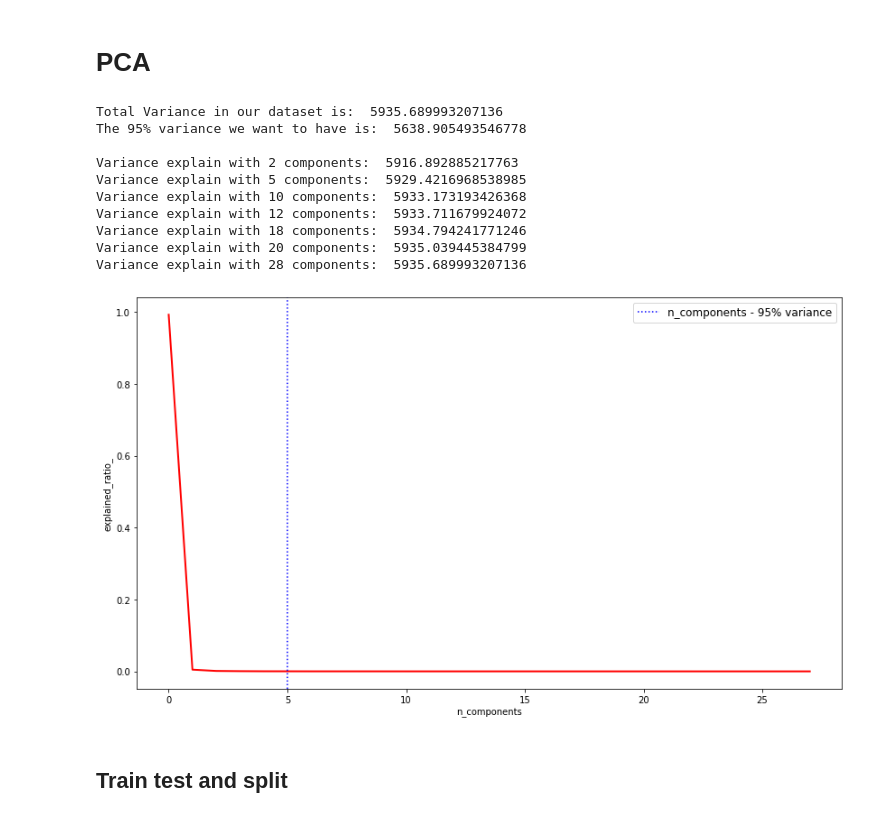
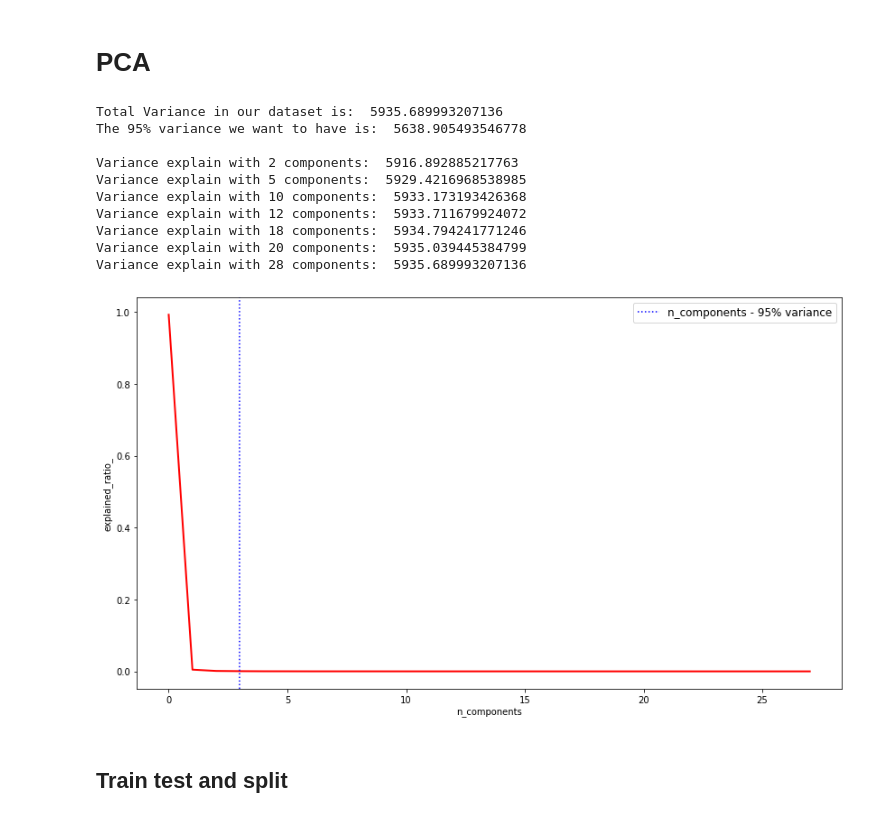
Before and after one commit to marco-milanesi/dynamic-weighing, a Jupyter notebook: Linear_regression.ipynb, the cells around one changed output. Saved outputs shown, nothing was run; the diff lists cells and outputs as text; code cells hidden in the pictures.

```diff
--- a/Linear_regression.ipynb
+++ b/Linear_regression.ipynb
@@ -71,35 +71,35 @@ a = pd.DataFrame(a,columns=["PCA Comp", "Explained Variance"])
 # Trying to hit 95 %
 print("Variance explain with 2 components: ", sum(a["Explained Variance"][0:2]))
 print("Variance explain with 5 components: ", sum(a["Explained Variance"][0:5]))
 print("Variance explain with 10 components: ", sum(a["Explained Variance"][0:10]))
 print("Variance explain with 12 components: ", sum(a["Explained Variance"][0:12]))
 print("Variance explain with 18 components: ", sum(a["Explained Variance"][0:18]))
 print("Variance explain with 20 components: ", sum(a["Explained Variance"][0:20]))
 print("Variance explain with 28 components: ", sum(a["Explained Variance"][0:28]))
 
 
 # Plotting the data
 plt.figure(1, figsize=(14,8))
 plt.plot(pca.explained_variance_ratio_,linewidth=2, c='r')
 plt.xlabel('n_components')
 plt.ylabel('explained_ratio_')
 
 # Plotting line with 95 %
-plt.axvline(5,linestyle=':', label='n_components - 95% variance',c = 'blue')
+plt.axvline(3,linestyle=':', label='n_components - 95% variance',c = 'blue')
 plt.legend(prop=dict(size=12))
 plt.show()
 # %% [output]
 Total Variance in our dataset is:  5935.689993207136
 The 95% variance we want to have is:  5638.905493546778
 
 Variance explain with 2 components:  5916.892885217763
 Variance explain with 5 components:  5929.4216968538985
 Variance explain with 10 components:  5933.173193426368
 Variance explain with 12 components:  5933.711679924072
 Variance explain with 18 components:  5934.794241771246
 Variance explain with 20 components:  5935.039445384799
 Variance explain with 28 components:  5935.689993207136
-[figure, old version]
+[figure, new version]
 # %%
 # Running PCA again
 
```
Also changed, not shown: parts of 1 cell of this notebook.
